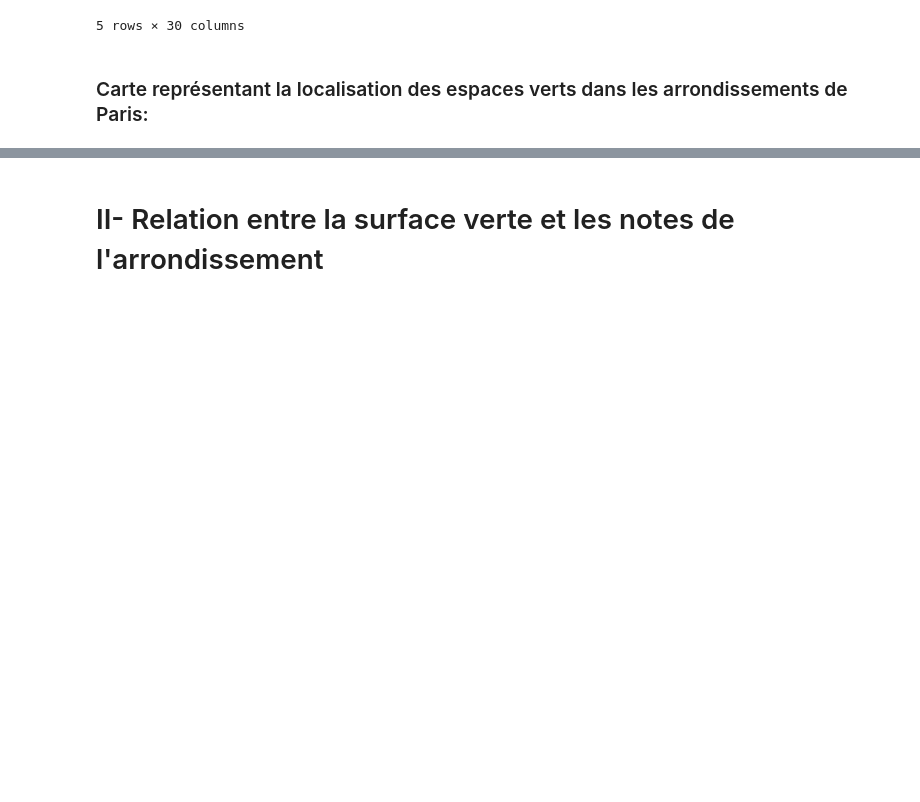
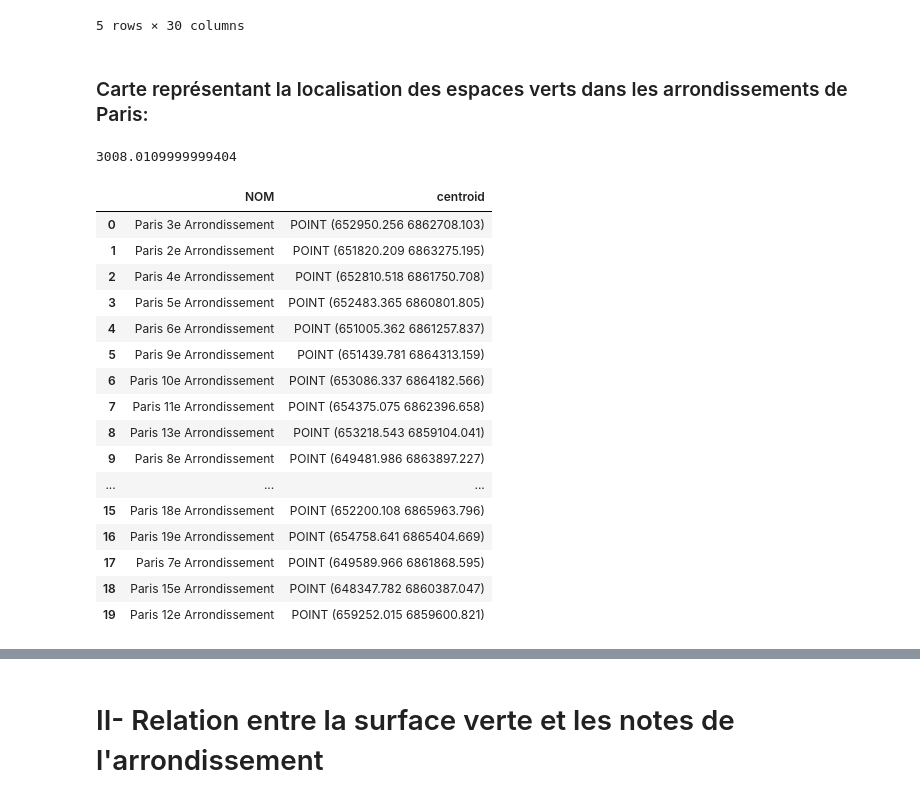
Before and after one commit to solenemoro/Projet_Python_2AENSAE, a Jupyter notebook: Espaces_verts.ipynb, the cells around one changed output, grey strips where cells are left out. Cells and saved outputs as stored; diff of their text form; code cells hidden in the pictures; blank space fills up the shorter version.

```diff
--- a/Espaces_verts.ipynb
+++ b/Espaces_verts.ipynb
@@ -75,3 +80,27 @@ centre_arrondissements=Paris_borders["geometry"].representative_point().to_frame
+# %%
+6865404.669 - 6862396.658
+# %% [output]
+3008.0109999999404
+# %%
+centre_arrondissements
+# %% [output]
+|  | NOM | centroid |
+| 0 | Paris 3e Arrondissement | POINT (652950.256 6862708.103) |
+| 1 | Paris 2e Arrondissement | POINT (651820.209 6863275.195) |
+| 2 | Paris 4e Arrondissement | POINT (652810.518 6861750.708) |
+| 3 | Paris 5e Arrondissement | POINT (652483.365 6860801.805) |
+| 4 | Paris 6e Arrondissement | POINT (651005.362 6861257.837) |
+| 5 | Paris 9e Arrondissement | POINT (651439.781 6864313.159) |
+| 6 | Paris 10e Arrondissement | POINT (653086.337 6864182.566) |
+| 7 | Paris 11e Arrondissement | POINT (654375.075 6862396.658) |
+| 8 | Paris 13e Arrondissement | POINT (653218.543 6859104.041) |
+| 9 | Paris 8e Arrondissement | POINT (649481.986 6863897.227) |
+| ... | ... | ... |
+| 15 | Paris 18e Arrondissement | POINT (652200.108 6865963.796) |
+| 16 | Paris 19e Arrondissement | POINT (654758.641 6865404.669) |
+| 17 | Paris 7e Arrondissement | POINT (649589.966 6861868.595) |
+| 18 | Paris 15e Arrondissement | POINT (648347.782 6860387.047) |
+| 19 | Paris 12e Arrondissement | POINT (659252.015 6859600.821) |
 # %%
 '''Ploting the whole graph of green spaces in Paris'''
 fig,ax = plt.subplots(figsize=(10,10))
```
Also changed, not shown: parts of 3 cells of this notebook.
